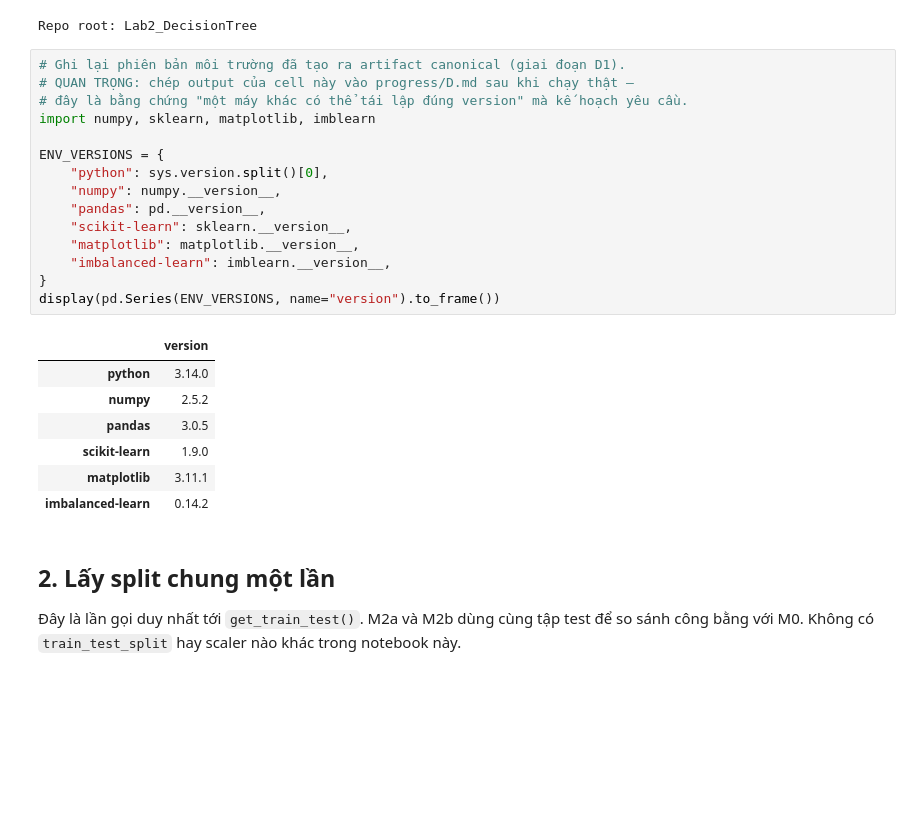
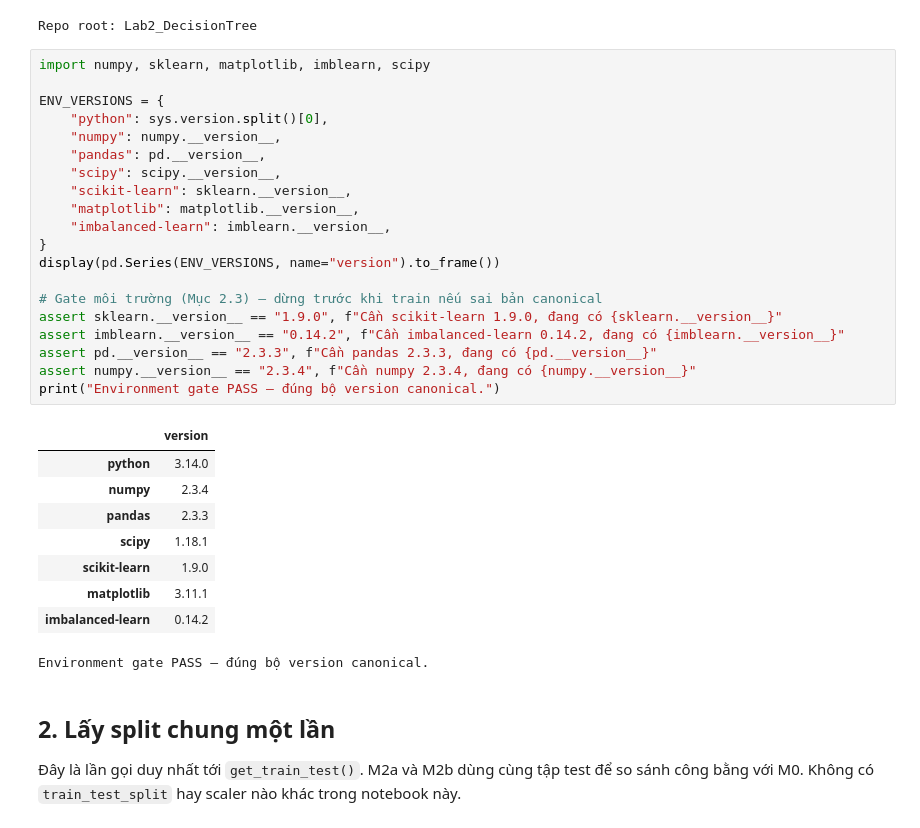
Before and after one commit to thphuc06/Lab2_DecisionTree, a Jupyter notebook: notebooks/04_improve_imbalance.ipynb, the cells around one changed output. Cells and saved outputs as stored; diff of their text form; blank space fills up the shorter version.

```diff
--- a/notebooks/04_improve_imbalance.ipynb
+++ b/notebooks/04_improve_imbalance.ipynb
@@ -47,28 +47,35 @@ print(f"Repo root: {REPO_ROOT.name}")
 # %% [output]
 Repo root: Lab2_DecisionTree
 # %%
-# Ghi lại phiên bản môi trường đã tạo ra artifact canonical (giai đoạn D1).
-# QUAN TRỌNG: chép output của cell này vào progress/D.md sau khi chạy thật —
-# đây là bằng chứng "một máy khác có thể tái lập đúng version" mà kế hoạch yêu cầu.
-import numpy, sklearn, matplotlib, imblearn
+import numpy, sklearn, matplotlib, imblearn, scipy
 
 ENV_VERSIONS = {
     "python": sys.version.split()[0],
     "numpy": numpy.__version__,
     "pandas": pd.__version__,
+    "scipy": scipy.__version__,
     "scikit-learn": sklearn.__version__,
     "matplotlib": matplotlib.__version__,
     "imbalanced-learn": imblearn.__version__,
 }
 display(pd.Series(ENV_VERSIONS, name="version").to_frame())
+
+# Gate môi trường (Mục 2.3) — dừng trước khi train nếu sai bản canonical
+assert sklearn.__version__ == "1.9.0", f"Cần scikit-learn 1.9.0, đang có {sklearn.__version__}"
+assert imblearn.__version__ == "0.14.2", f"Cần imbalanced-learn 0.14.2, đang có {imblearn.__version__}"
+assert pd.__version__ == "2.3.3", f"Cần pandas 2.3.3, đang có {pd.__version__}"
+assert numpy.__version__ == "2.3.4", f"Cần numpy 2.3.4, đang có {numpy.__version__}"
+print("Environment gate PASS — đúng bộ version canonical.")
 # %% [output]
 |  | version |
 | python | 3.14.0 |
-| numpy | 2.5.2 |
-| pandas | 3.0.5 |
+| numpy | 2.3.4 |
+| pandas | 2.3.3 |
+| scipy | 1.18.1 |
 | scikit-learn | 1.9.0 |
 | matplotlib | 3.11.1 |
 | imbalanced-learn | 0.14.2 |
+Environment gate PASS — đúng bộ version canonical.
 # %% [markdown]
 ## 2. Lấy split chung một lần
 
```
Also changed, not shown: parts of 5 cells of this notebook, 7 other files.
